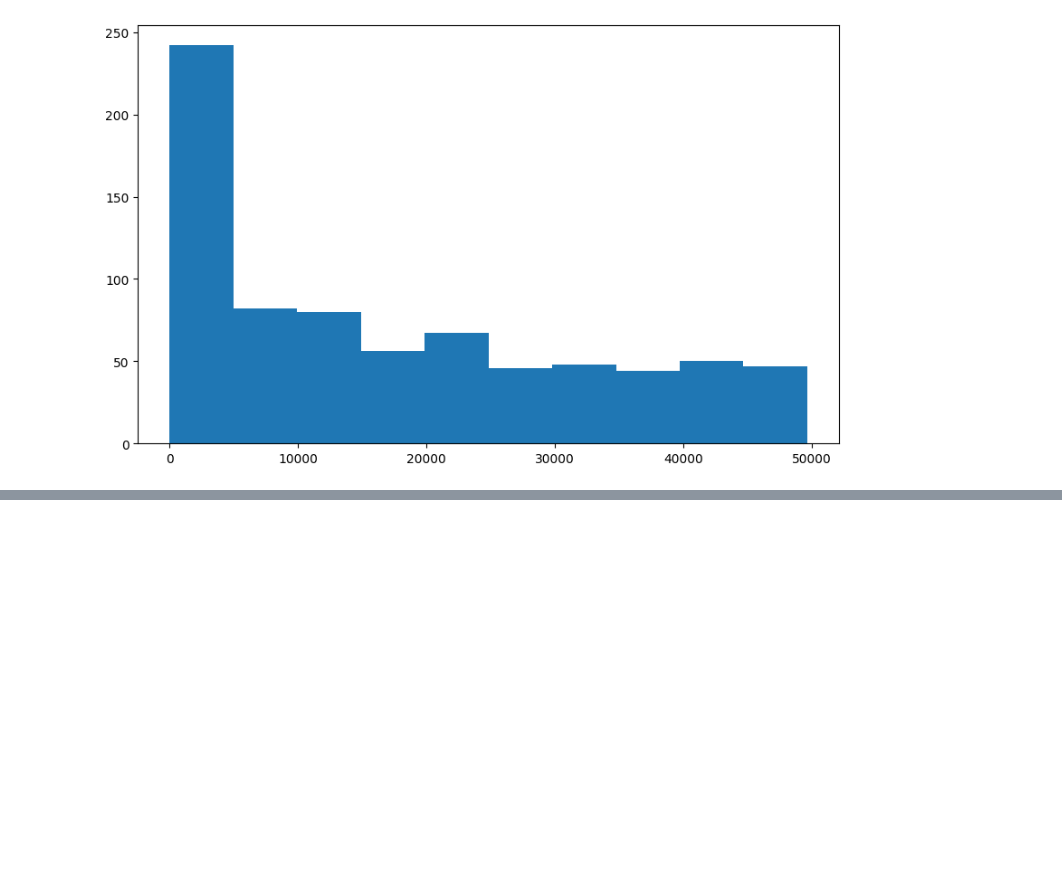
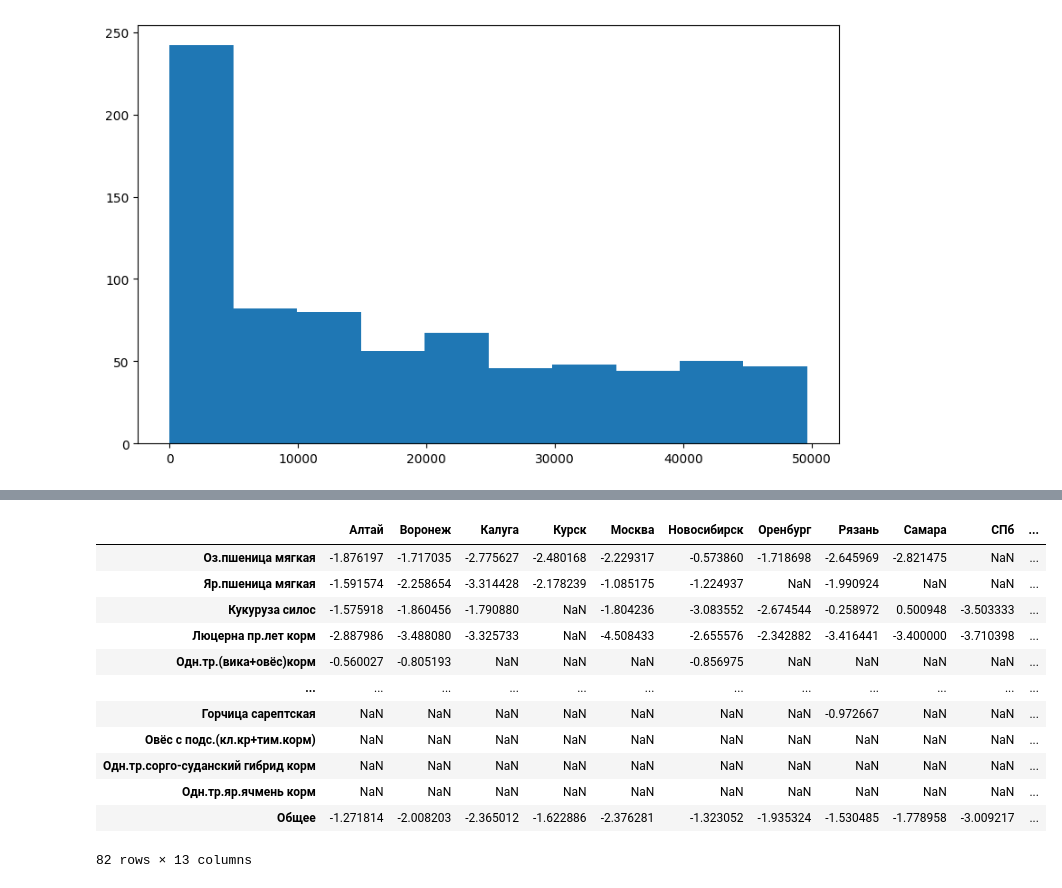
Before and after one commit to VladSunny/DANO_EKONIVA, a Jupyter notebook: notebooks/reborn.ipynb, the cells around one changed output, grey strips where cells are left out. Saved outputs shown, nothing was run; the diff lists cells and outputs as text; code cells hidden in the pictures; blank space fills up the shorter version.

```diff
--- a/notebooks/reborn.ipynb
+++ b/notebooks/reborn.ipynb
@@ -798,0 +905,41 @@ plt.boxplot(df_main_clear.query('кг_fert > 0')['кг_fert'], showfliers=True)
+# %%
+mean_pf_dif = pd.DataFrame(data=np.nan, index=crops, columns=regions)
+# %%
+for region in regions:
+    for crop in crops:
+        query = ""
+
+        if crop != 'Общее':
+            query += f"crop == '{crop}'"
+        if region != 'Общее':
+            if crop != 'Общее':
+                query += " and "
+            query += f"region == '{region}'"
+
+        y_fact = []
+        y_pred = []
+
+        if len(query) > 0:
+            diff = df_main_clear.query(query)['fact_plan_diff']
+        else:
+            diff = df_main_clear['fact_plan_diff']
+
+        mean = diff.mean()
+
+        mean_pf_dif.loc[crop, region] = mean
+
+mean_pf_dif
+# %% [output]
+|  | Алтай | Воронеж | Калуга | Курск | Москва | Новосибирск | Оренбург | Рязань | Самара | СПб | ... |
+| Оз.пшеница мягкая | -1.876197 | -1.717035 | -2.775627 | -2.480168 | -2.229317 | -0.573860 | -1.718698 | -2.645969 | -2.821475 | NaN | ... |
+| Яр.пшеница мягкая | -1.591574 | -2.258654 | -3.314428 | -2.178239 | -1.085175 | -1.224937 | NaN | -1.990924 | NaN | NaN | ... |
+| Кукуруза силос | -1.575918 | -1.860456 | -1.790880 | NaN | -1.804236 | -3.083552 | -2.674544 | -0.258972 | 0.500948 | -3.503333 | ... |
+| Люцерна пр.лет корм | -2.887986 | -3.488080 | -3.325733 | NaN | -4.508433 | -2.655576 | -2.342882 | -3.416441 | -3.400000 | -3.710398 | ... |
+| Одн.тр.(вика+овёс)корм | -0.560027 | -0.805193 | NaN | NaN | NaN | -0.856975 | NaN | NaN | NaN | NaN | ... |
+| ... | ... | ... | ... | ... | ... | ... | ... | ... | ... | ... | ... |
+| Горчица сарептская | NaN | NaN | NaN | NaN | NaN | NaN | NaN | -0.972667 | NaN | NaN | ... |
+| Овёс с подс.(кл.кр+тим.корм) | NaN | NaN | NaN | NaN | NaN | NaN | NaN | NaN | NaN | NaN | ... |
+| Одн.тр.сорго-суданский гибрид корм | NaN | NaN | NaN | NaN | NaN | NaN | NaN | NaN | NaN | NaN | ... |
+| Одн.тр.яр.ячмень корм | NaN | NaN | NaN | NaN | NaN | NaN | NaN | NaN | NaN | NaN | ... |
+| Общее | -1.271814 | -2.008203 | -2.365012 | -1.622886 | -2.376281 | -1.323052 | -1.935324 | -1.530485 | -1.778958 | -3.009217 | ... |
+82 rows × 13 columns
```
Also changed, not shown: parts of 17 cells of this notebook.
